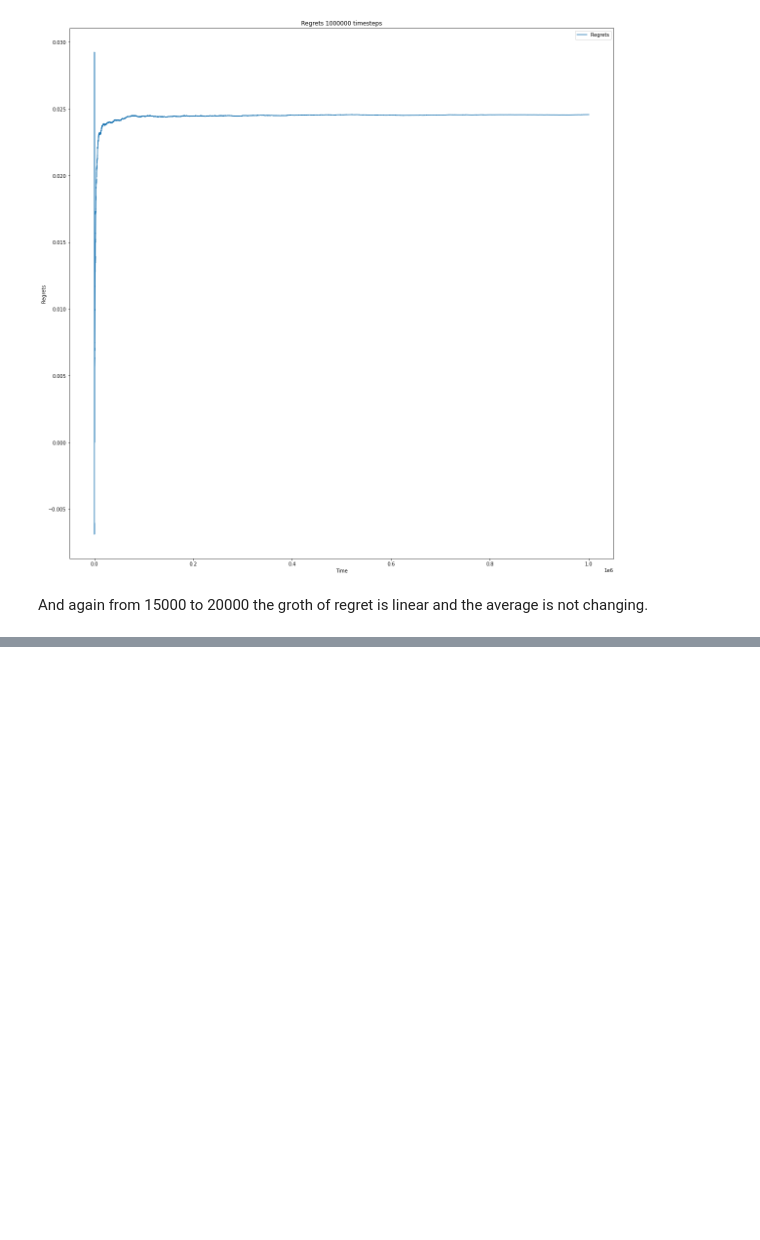
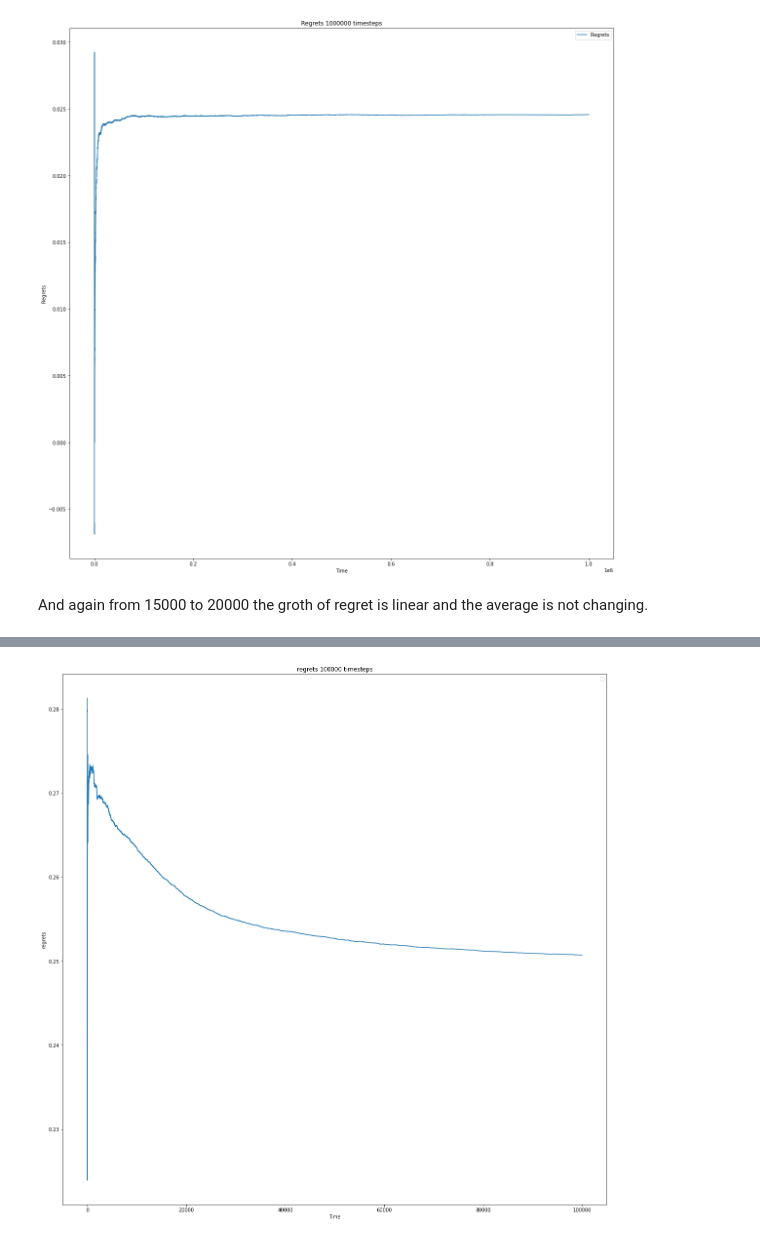
Before and after one commit to ArdavanKhalij/K-Arm-Bandit, a Jupyter notebook: main.ipynb, the cells around one changed output, grey strips where cells are left out. Saved outputs shown, nothing was run; the diff lists cells and outputs as text; code cells hidden in the pictures; blank space fills up the shorter version.

```diff
--- a/main.ipynb
+++ b/main.ipynb
@@ -637,3 +653,95 @@ if __name__ == '__main__':
 [figure]
 # %% [markdown]
 And again from 15000 to 20000 the groth of regret is linear and the average is not changing.
+# %%
+def running_average(nums):
+    result = []
+    sum_so_far = 0
+    for i, num in enumerate(nums):
+        sum_so_far += num
+        result.append(sum_so_far / (i + 1))
+    return result
+
+def main():
+    # Number of steps
+    timesteps = 100000
+    # Import the bendit code
+    b = bandit.Bandit()
+    # Regrets
+    regret = 0
+    regrets = []
+    rews = []
+    # exploration probability
+    # Greediness
+    epsilon = 1
+    decay = 0.9999
+    min_epsilon = 0.1
+    # Q Value initialization
+    QVal = [0] * b.num_arms()
+    # Counting each move or usage of arm (This can also be use as possibility)
+    ActionCount = [0] * b.num_arms()
+    # Delta for updating possibility
+    delta = 0.0001
+    # possibility of each arm
+    bandits_p = []
+    # Policy initialization
+    policy = []
+    for i in range(b.num_arms()):
+        policy.append(1/b.num_arms())
+        bandits_p.append([])
+
+    # for time steps
+    for t in range(timesteps):
+        # Choose an arm
+        a = 0
+        if np.random.random() >= epsilon:
+            a = random.randrange(b.num_arms())
+        else:
+            a = QVal.index(max(QVal))
+
+        # Update the policy
+        if policy[a] <= (1 - delta):
+            policy[a] = policy[a] + delta
+            for i in range(b.num_arms()):
+                if i != a:
+                    if policy[i] >= (delta/(b.num_arms() - 1)):
+                        policy[i] = policy[i] - (delta/(b.num_arms() - 1))
+
+        # Save the policy for plotting
+        for i in range(b.num_arms()):
+            bandits_p[i].append(policy[i])
+
+        # Pull the arm, obtain a reward
+        rew = b.trigger(a)
+        ActionCount[a] = ActionCount[a] + 1
+
+        # Update the Q-Value
+        QVal[a] = QVal[a] = QVal[a] + ((1 / ActionCount[a]) * (rew - QVal[a]))
+
+        # Save the regret
+        regret += b.opt() - rew
+        regrets.append(regret)
+        rews.append(rew)
+
+        # updating epsilon
+        epsilon = max([min_epsilon, epsilon * decay])
+
+        # print the data
+        if (t % 10000) == 0:
+            print(str(t / (timesteps/100)) + " from " + str(timesteps / (timesteps/100)) + ' Reward', rew, 'regret', regret, "Action", a+1, "epsilon", epsilon)
+
+
+    print(QVal)
+    # Plotting
+    rews_avg = running_average(rews)
+    plt.plot(rews_avg)
+    plt.xlabel('Time')
+    plt.ylabel('regrets')
+    plt.title('regrets ' + str(timesteps) + " timesteps")
+    plt.rcParams['figure.figsize'] = [20, 20]
+    leg = plt.legend()
+    plt.show()
+
+if __name__ == '__main__':
+    main()
+# %% [output]
@@ -639,0 +760 @@ And again from 15000 to 20000 the groth of regret is linear and the average is n
+[figure, added]
```
Also changed, not shown: parts of 4 cells of this notebook, 1 other file.
